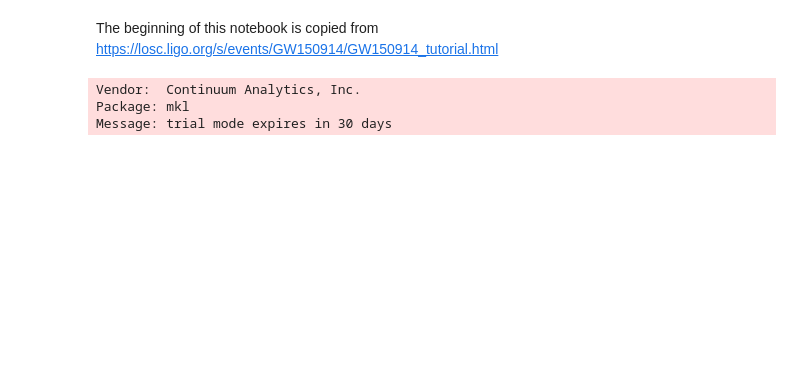
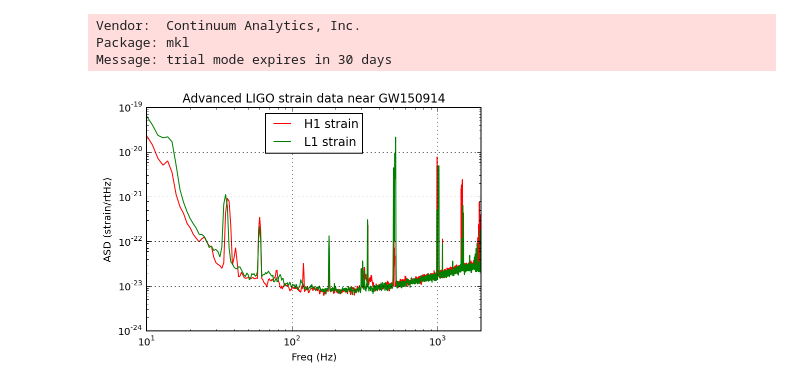
Before and after one commit to MichaelStetner/FilteringDomains, a Jupyter notebook: Scratch.ipynb, the cells around one changed output. Saved outputs shown, nothing was run; the diff lists cells and outputs as text; code cells hidden in the pictures; blank space fills up the shorter version.

```diff
--- a/Scratch.ipynb
+++ b/Scratch.ipynb
@@ -1,5 +1,3 @@
-# %% [markdown]
-The beginning of this notebook is copied from https://losc.ligo.org/s/events/GW150914/GW150914_tutorial.html
 # %%
 # Standard python numerical analysis imports:
 import numpy as np
@@ -23 +41,27 @@ Message: trial mode expires in 30 days
+# %%
+
+# number of sample for the fast fourier transform:
+NFFT = 1*fs
+fmin = 10
+fmax = 2000
+Pxx_H1, freqs = mlab.psd(strain_H1, Fs = fs, NFFT = NFFT)
+Pxx_L1, freqs = mlab.psd(strain_L1, Fs = fs, NFFT = NFFT)
+
+# We will use interpolations of the ASDs computed above for whitening:
+psd_H1 = interp1d(freqs, Pxx_H1)
+psd_L1 = interp1d(freqs, Pxx_L1)
+
+# plot the ASDs:
+plt.figure()
+plt.loglog(freqs, np.sqrt(Pxx_H1),'r',label='H1 strain')
+plt.loglog(freqs, np.sqrt(Pxx_L1),'g',label='L1 strain')
+plt.axis([fmin, fmax, 1e-24, 1e-19])
+plt.grid('on')
+plt.ylabel('ASD (strain/rtHz)')
+plt.xlabel('Freq (Hz)')
+plt.legend(loc='upper center')
+plt.title('Advanced LIGO strain data near GW150914')
+plt.savefig('GW150914_ASDs.png')
+# %% [output]
+[figure, added]
 # %%
```
Also changed, not shown: parts of 7 cells of this notebook.
